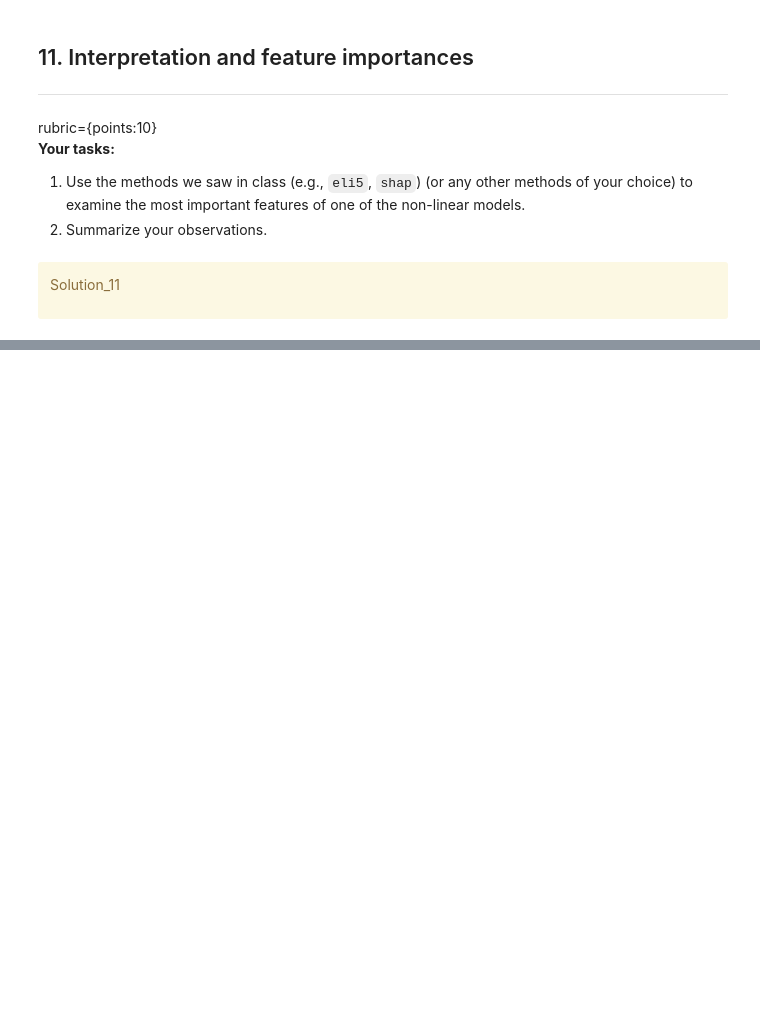
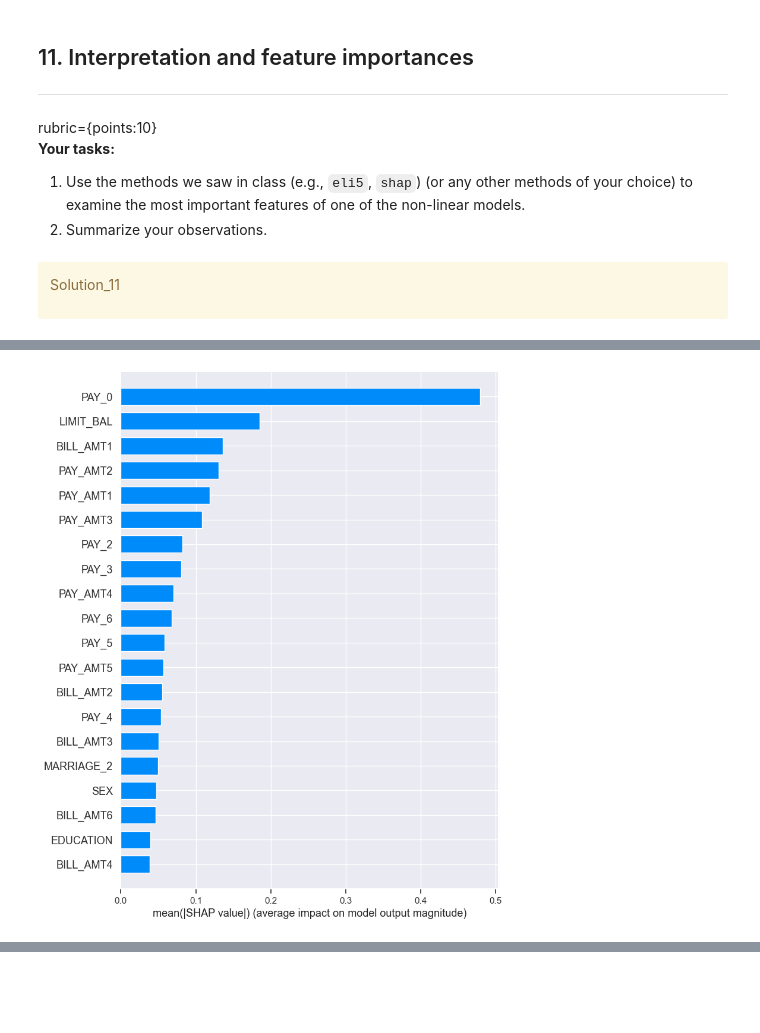
Before and after one commit to Nick-zhen/ML-Project, a Jupyter notebook: hw5/hw5.ipynb, the cells around one changed output, grey strips where cells are left out. Drawn from its saved outputs; the diff is of its cells as text; code cells hidden in the pictures; blank space fills up the shorter version.

```diff
--- a/hw5/hw5.ipynb
+++ b/hw5/hw5.ipynb
@@ -881,0 +954,5 @@ _Type your answer here, replacing this text._
+# %%
+#adapted from lecture 12
+shap.summary_plot(train_lgbm_shap_values[1], X_train_enc, plot_type="bar")
+# %% [output]
+[figure, added]
```
Also changed, not shown: parts of 51 cells of this notebook.
